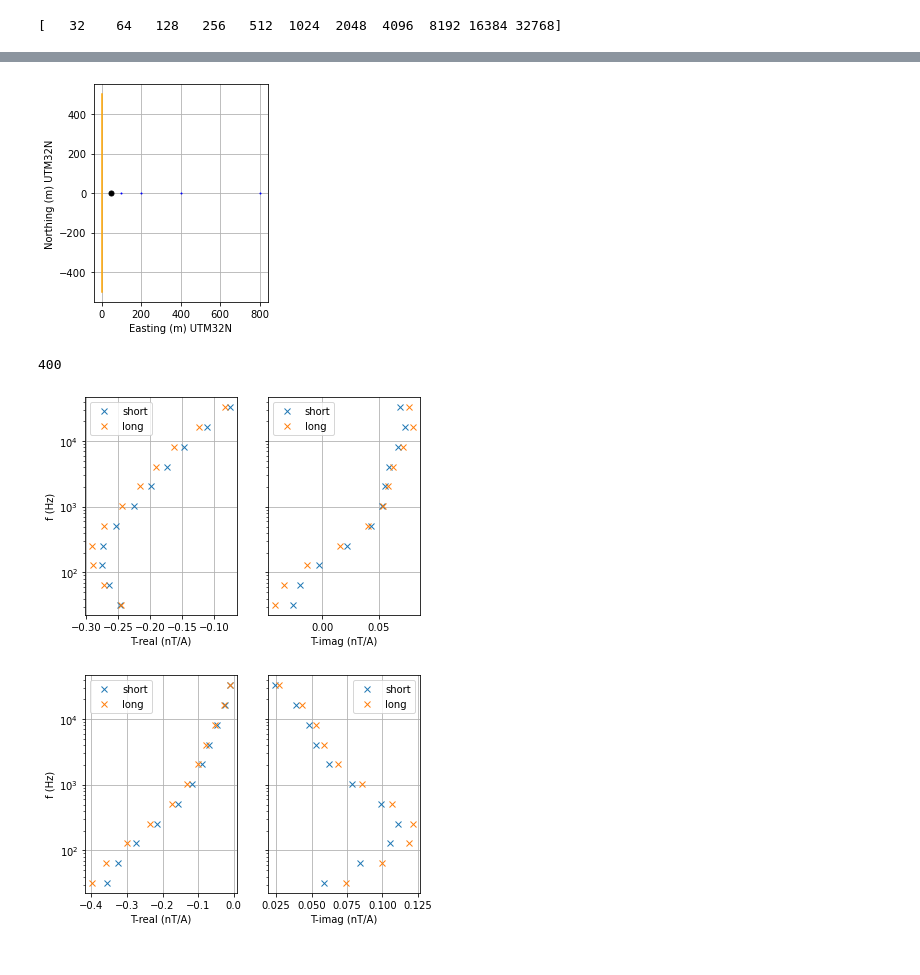
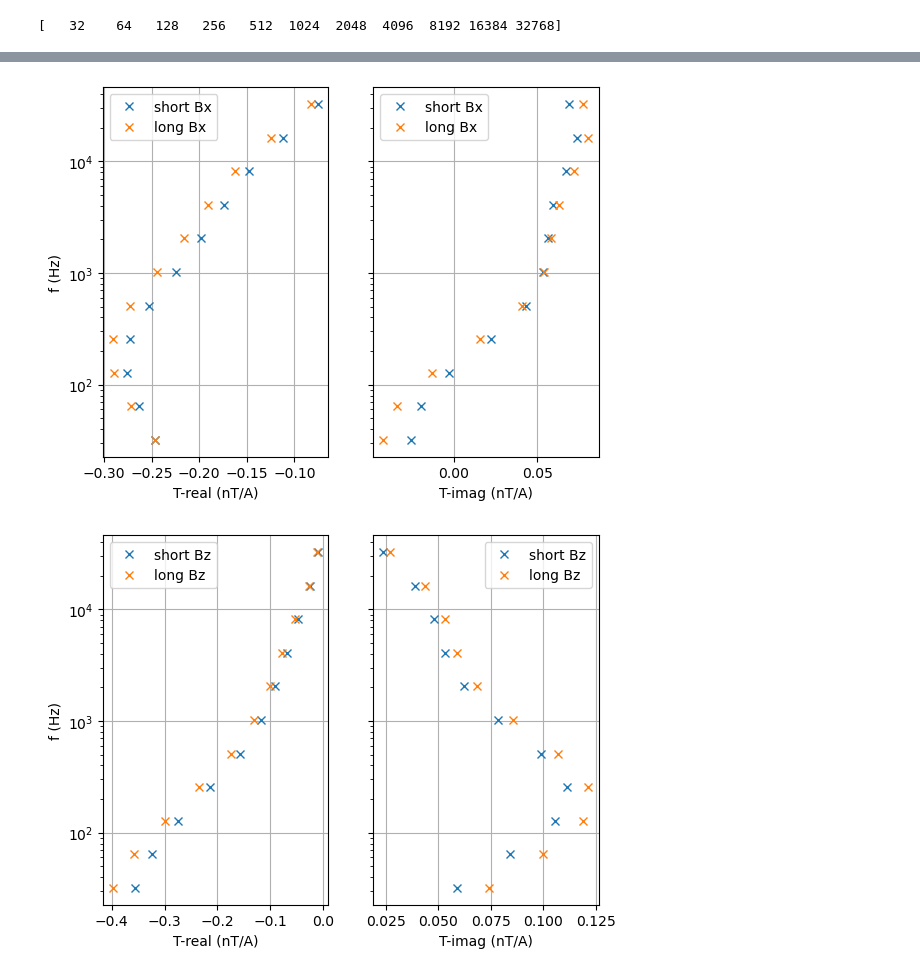
Before and after one commit to LIAG-S2/SAEM, a Jupyter notebook: examples/05-TxLength.ipynb, the cells around one changed output, grey strips where cells are left out. Saved outputs shown, nothing was run; the diff lists cells and outputs as text; code cells hidden in the pictures.

```diff
--- a/examples/05-TxLength.ipynb
+++ b/examples/05-TxLength.ipynb
@@ -51,19 +47,11 @@ long.showLineData(1, alim=[1e-3, 1]);
 # %%
-short.setPos(0, show=True)
+nx = 3
+ax = short.showSounding(nx, amphi=False, cmp=[1, 0, 0], baselabel="short", color="C0")
+long.showSounding(nx, amphi=False, cmp=[1, 0, 0], baselabel="long", color="C1", ax=ax);
 # %% [output]
-[figure, old version]
+[figure, new version]
-# %%
-nx = 3
-print(x[nx])
-# %% [output]
-400
-# %%
-ax = short.showSounding(nx, amphi=False, cmp=[1, 0, 0], label="short", color="C0")
-long.showSounding(nx, amphi=False, cmp=[1, 0, 0], label="long", color="C1", ax=ax);
-# %% [output]
-[figure, removed]
 # %%
-ax = short.showSounding(nx, amphi=False, cmp=[0, 0, 1], label="short", color="C0")
-long.showSounding(nx, amphi=False, cmp=[0, 0, 1], label="long", color="C1", ax=ax);
+ax = short.showSounding(nx, amphi=False, cmp=[0, 0, 1], baselabel="short", color="C0")
+long.showSounding(nx, amphi=False, cmp=[0, 0, 1], baselabel="long", color="C1", ax=ax);
 # %% [output]
-[figure, old version]
+[figure, new version]
```
Also changed, not shown: parts of 4 cells of this notebook, 2 other files.
